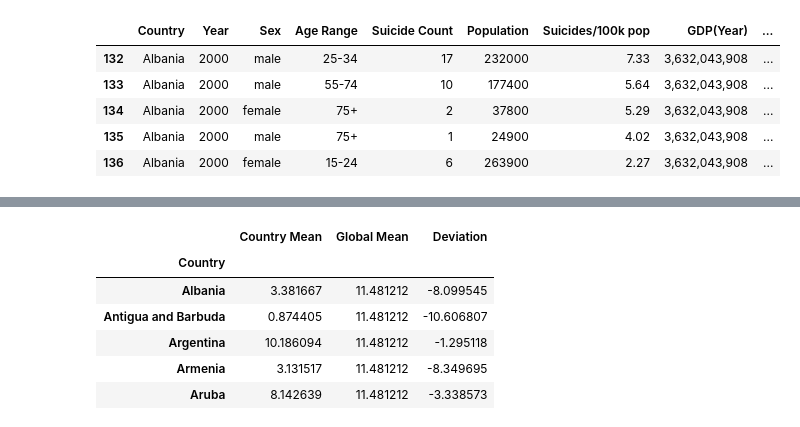
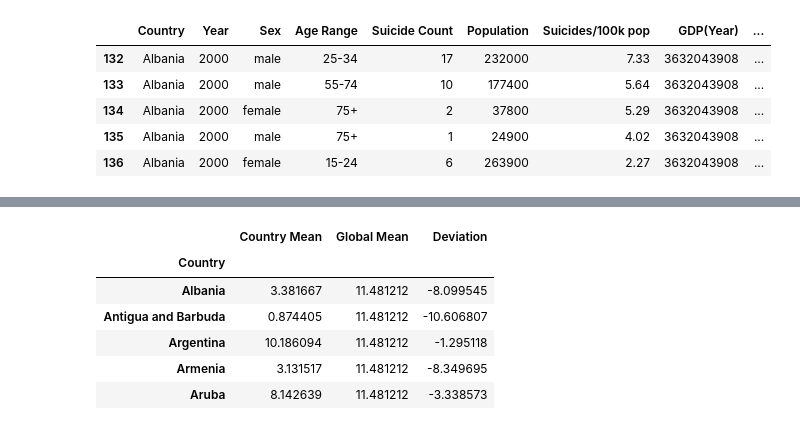
Before and after one commit to elysesulkey/Suicide-in-the-Americas-Data-Analysis, a Jupyter notebook: april12ESmatplot.ipynb, the cells around one changed output, grey strips where cells are left out. Cells and saved outputs as stored; diff of their text form; code cells hidden in the pictures.

Commit message:
table change

```diff
--- a/april12ESmatplot.ipynb
+++ b/april12ESmatplot.ipynb
@@ -12,28 +12,34 @@ rough_data_df = pd.read_csv(rough)
 # %%
 # drop unnecessary columns
 rough_df = rough_data_df.drop(columns=['HDI for year', 'country-year'])
+
+# drop rows with missing values
+rough_df.dropna(how='any')
 
 # clean up age range fill
 rough_df['age'] = rough_df['age'].replace({'35-54 years': '35-54', '25-34 years': '25-34', '55-74 years': '55-74', '75+ years': '75+', '15-24 years': '15-24', '5-14 years': '05-14'})
 
 # rename columns
 renamed_df = rough_df.rename(columns={"country":"Country", "year":"Year", "sex":"Sex", "age":"Age Range", "suicides_no":"Suicide Count", "population":"Population", "suicides/100k pop":"Suicides/100k pop", " gdp_for_year ($) ":"GDP(Year)", "gdp_per_capita ($)":"GDP per Capita", "generation":"Generation"})
 
 # filter for years 2000-2016
 after_start_date = renamed_df["Year"] >= 2000
 before_end_date = renamed_df["Year"] <= 2016
 between_two_dates = after_start_date & before_end_date
 filtered_date = renamed_df.loc[between_two_dates]
 
 filtered_date_df = pd.DataFrame(filtered_date)
 
+# Convert data type for GDP calculations
+filtered_date_df["GDP(Year)"] = filtered_date_df["GDP(Year)"].str.replace(',','').astype(int)
+
 # display sample
 
 filtered_date_df.head()
 # %% [output]
 |  | Country | Year | Sex | Age Range | Suicide Count | Population | Suicides/100k pop | GDP(Year) | ... |
-| 132 | Albania | 2000 | male | 25-34 | 17 | 232000 | 7.33 | 3,632,043,908 | ... |
-| 133 | Albania | 2000 | male | 55-74 | 10 | 177400 | 5.64 | 3,632,043,908 | ... |
-| 134 | Albania | 2000 | female | 75+ | 2 | 37800 | 5.29 | 3,632,043,908 | ... |
-| 135 | Albania | 2000 | male | 75+ | 1 | 24900 | 4.02 | 3,632,043,908 | ... |
-| 136 | Albania | 2000 | female | 15-24 | 6 | 263900 | 2.27 | 3,632,043,908 | ... |
+| 132 | Albania | 2000 | male | 25-34 | 17 | 232000 | 7.33 | 3632043908 | ... |
+| 133 | Albania | 2000 | male | 55-74 | 10 | 177400 | 5.64 | 3632043908 | ... |
+| 134 | Albania | 2000 | female | 75+ | 2 | 37800 | 5.29 | 3632043908 | ... |
+| 135 | Albania | 2000 | male | 75+ | 1 | 24900 | 4.02 | 3632043908 | ... |
+| 136 | Albania | 2000 | female | 15-24 | 6 | 263900 | 2.27 | 3632043908 | ... |
```
Also changed, not shown: parts of 7 cells of this notebook.
